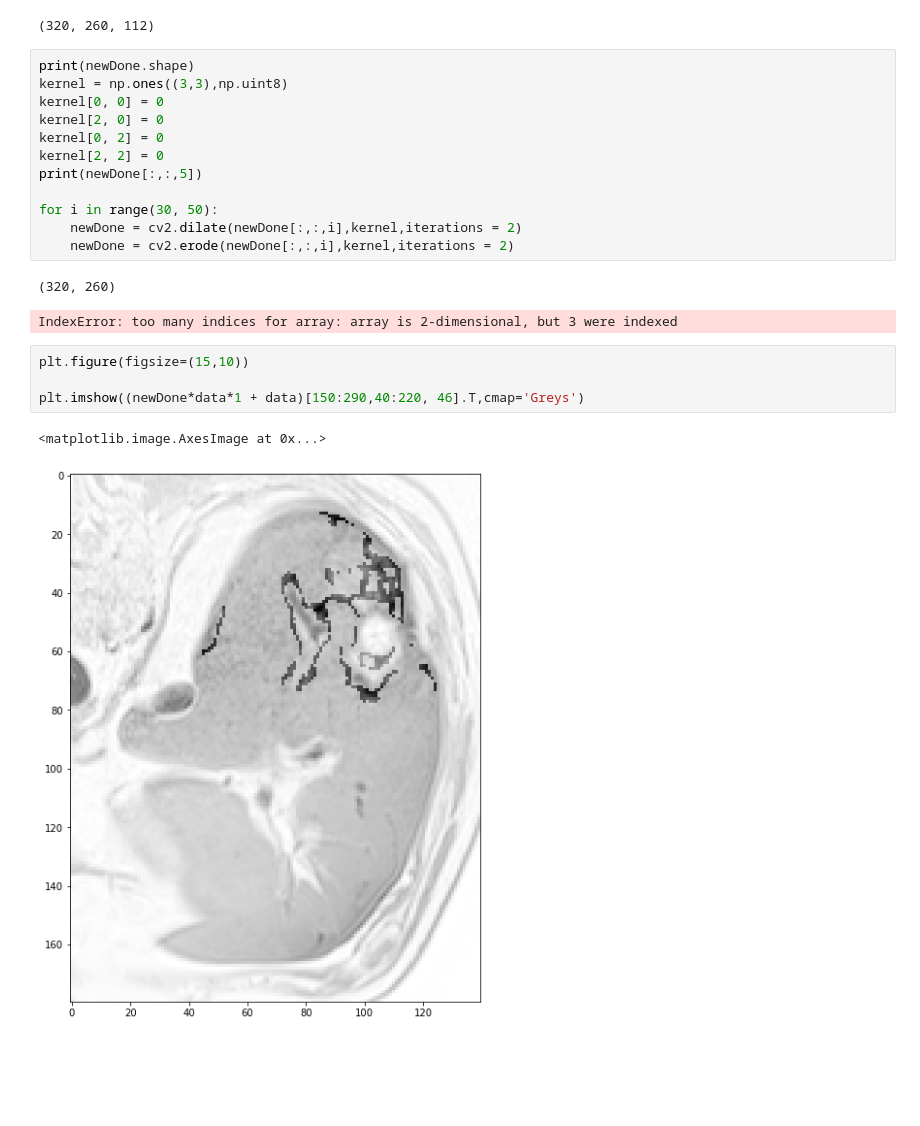
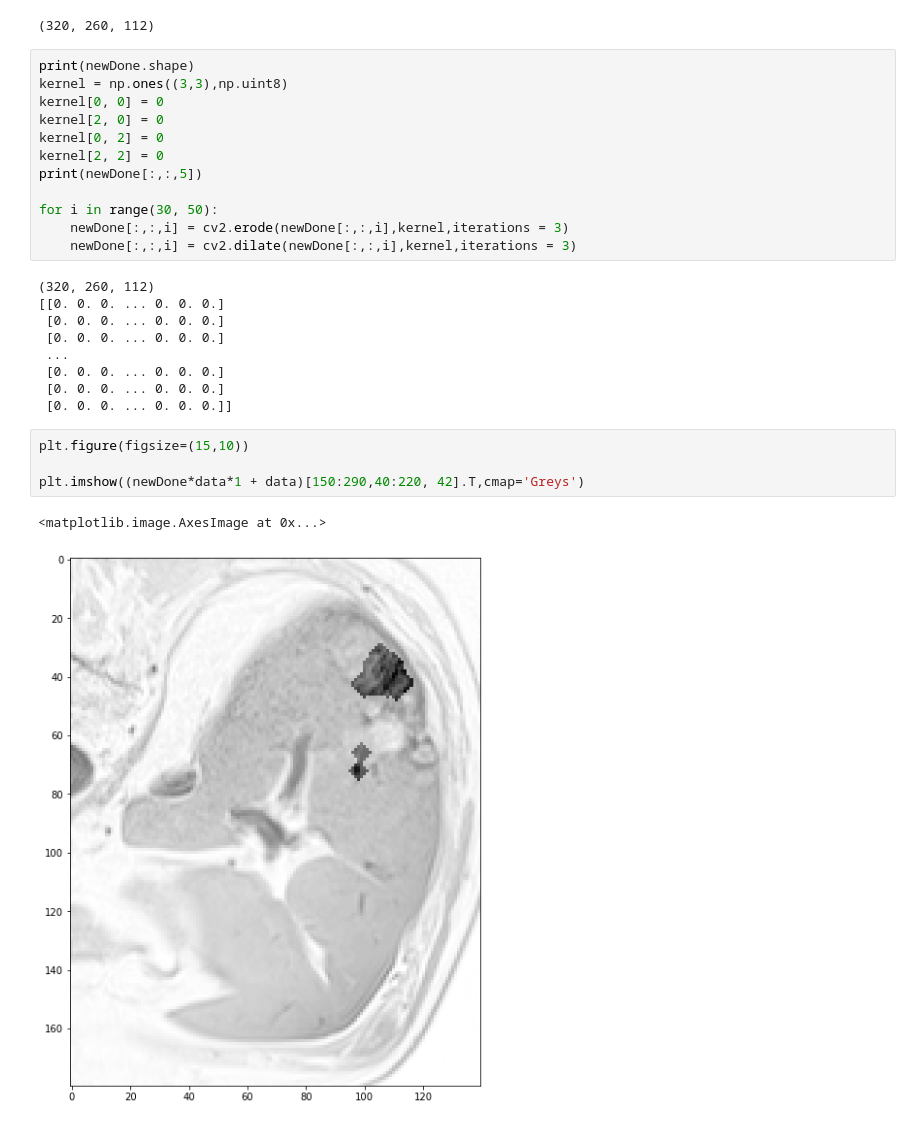
Before and after one commit to defrenned3238/WSBIM2243, a Jupyter notebook: WSBIM2243.ipynb, the cells around one changed output. Drawn from its saved outputs; the diff is of its cells as text; blank space fills up the shorter version.

```diff
--- a/WSBIM2243.ipynb
+++ b/WSBIM2243.ipynb
@@ -1011,15 +1011,21 @@ kernel[2, 2] = 0
 print(newDone[:,:,5])
 
 for i in range(30, 50):
-    newDone = cv2.dilate(newDone[:,:,i],kernel,iterations = 2)
-    newDone = cv2.erode(newDone[:,:,i],kernel,iterations = 2)
+    newDone[:,:,i] = cv2.erode(newDone[:,:,i],kernel,iterations = 3)
+    newDone[:,:,i] = cv2.dilate(newDone[:,:,i],kernel,iterations = 3)
 # %% [output]
-(320, 260)
+(320, 260, 112)
+[[0. 0. 0. ... 0. 0. 0.]
+ [0. 0. 0. ... 0. 0. 0.]
+ [0. 0. 0. ... 0. 0. 0.]
+ ...
+ [0. 0. 0. ... 0. 0. 0.]
+ [0. 0. 0. ... 0. 0. 0.]
+ [0. 0. 0. ... 0. 0. 0.]]
-IndexError: too many indices for array: array is 2-dimensional, but 3 were indexed
 # %%
 plt.figure(figsize=(15,10))
 
-plt.imshow((newDone*data*1 + data)[150:290,40:220, 46].T,cmap='Greys')
+plt.imshow((newDone*data*1 + data)[150:290,40:220, 42].T,cmap='Greys')
 # %% [output]
 <matplotlib.image.AxesImage at 0x...>
-[figure, old version]
+[figure, new version]
```
